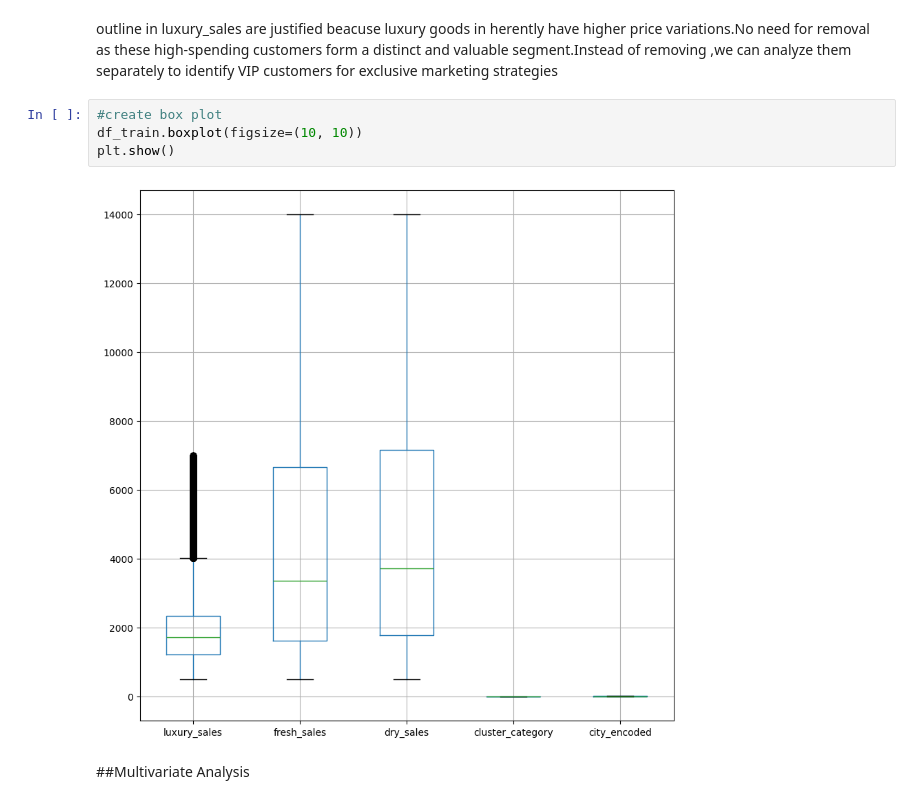
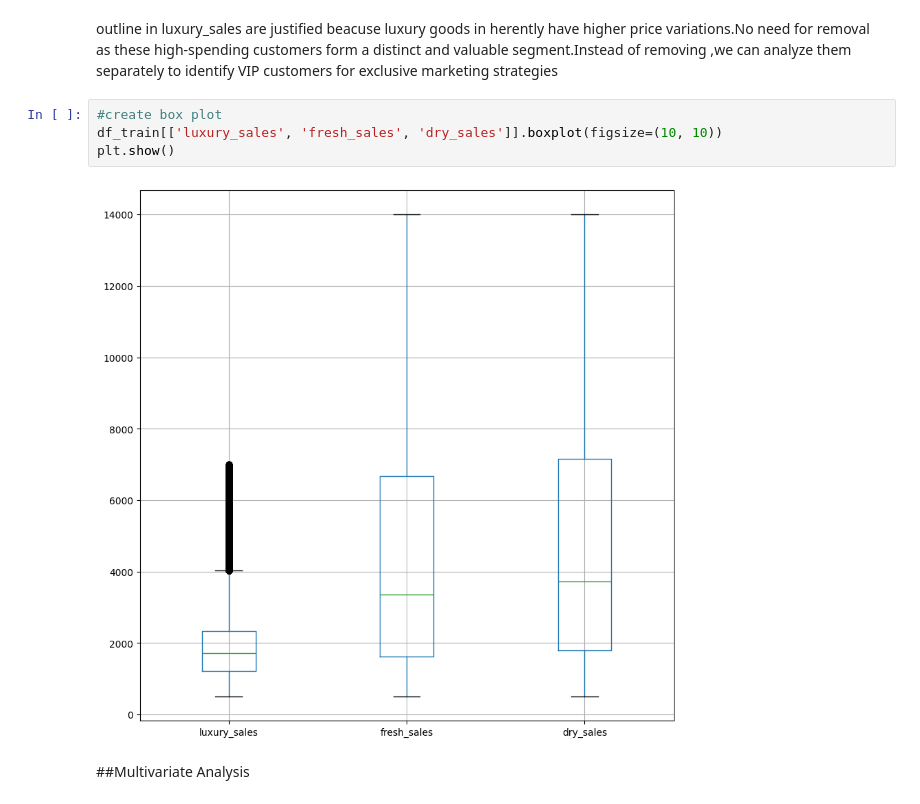
Before and after one commit to Visionary-DataWorks/DSPL-Project, a Jupyter notebook: DSPL_Code_train.ipynb, the cells around one changed output. Cells and saved outputs as stored; diff of their text form.

```diff
--- a/DSPL_Code_train.ipynb
+++ b/DSPL_Code_train.ipynb
@@ -557,10 +579,10 @@ plt.show()
 outline in luxury_sales are justified beacuse luxury goods in herently have higher price variations.No need for removal as these high-spending customers form a distinct and valuable segment.Instead of removing ,we can analyze them separately to identify VIP customers for exclusive marketing strategies
 # %%
 #create box plot
-df_train.boxplot(figsize=(10, 10))
+df_train[['luxury_sales', 'fresh_sales', 'dry_sales']].boxplot(figsize=(10, 10))
 plt.show()
 # %% [output]
-[figure, old version]
+[figure, new version]
 # %% [markdown]
 ##Multivariate Analysis
 # %% [markdown]
```
Also changed, not shown: parts of 5 cells of this notebook.
